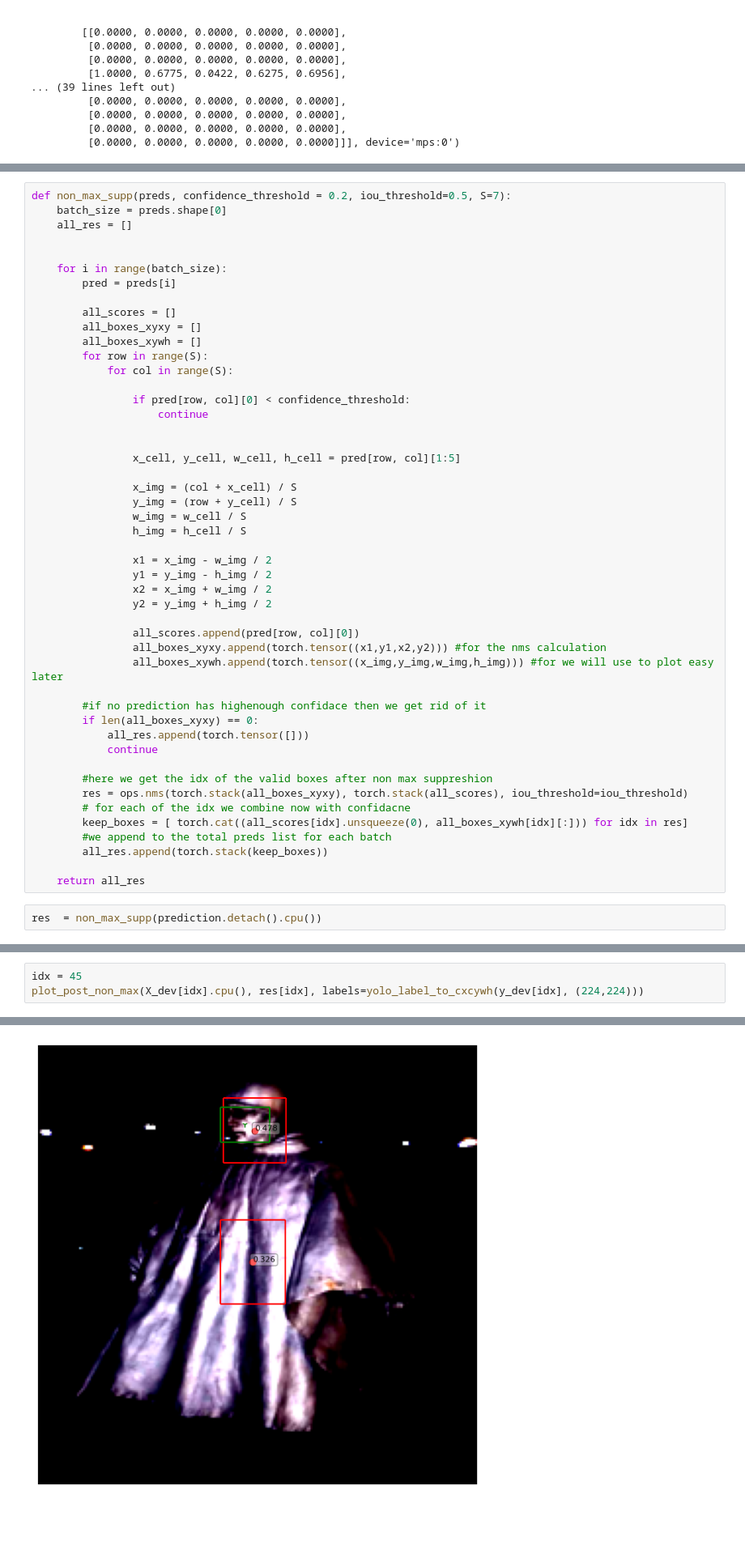
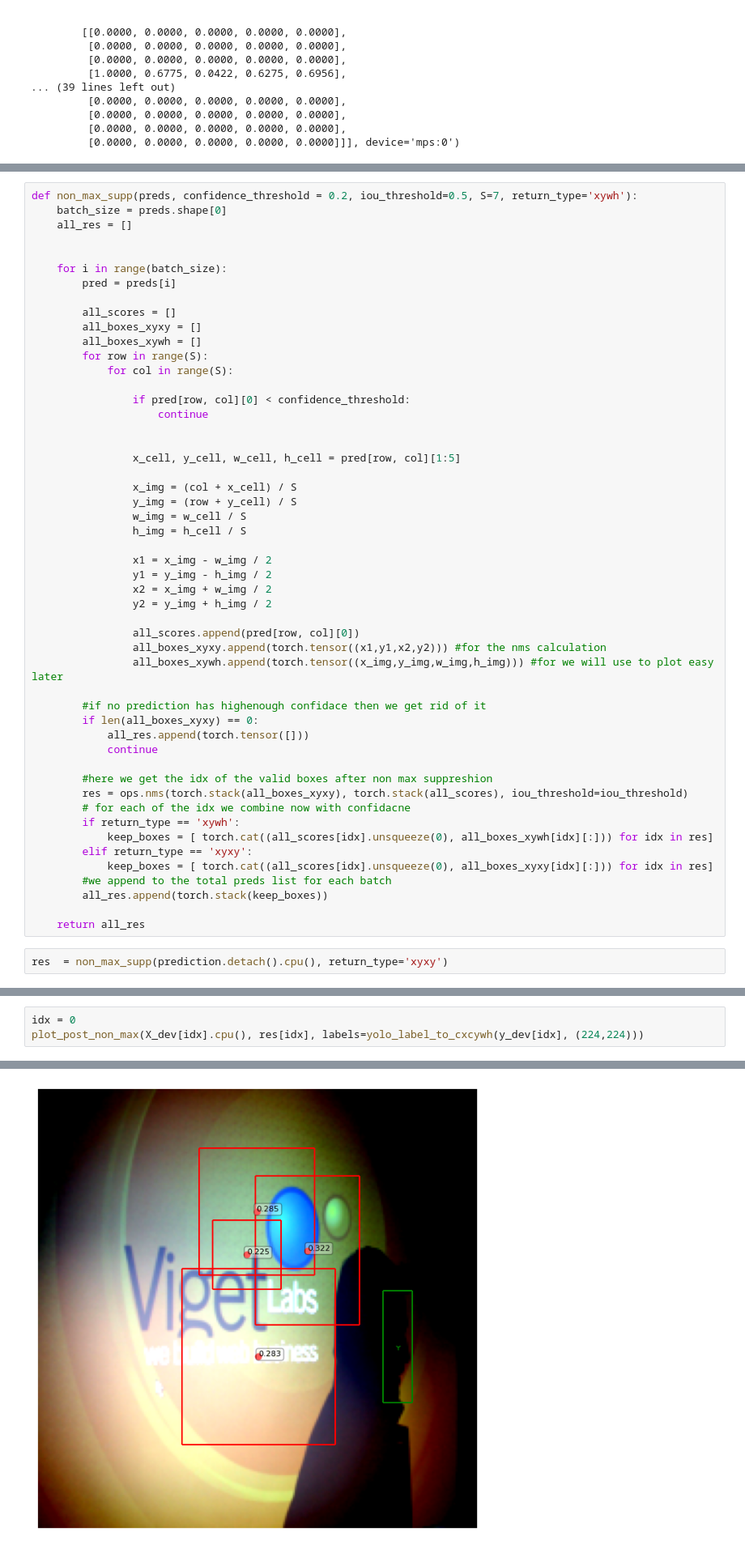
Before and after one commit to KubaJerz/swvl, a Jupyter notebook: week02/test_all_togethr.ipynb, the cells around one changed output, grey strips where cells are left out. Shown at 81% size. Saved outputs shown, nothing was run; the diff lists cells and outputs as text; blank space fills up the shorter version.

```diff
--- a/week02/test_all_togethr.ipynb
+++ b/week02/test_all_togethr.ipynb
@@ -280,5 +324,5 @@ tensor([[1.0000, 0.5254, 0.1489, 0.0896, 0.0994]])
 # %%
-def non_max_supp(preds, confidence_threshold = 0.2, iou_threshold=0.5, S=7):
+def non_max_supp(preds, confidence_threshold = 0.2, iou_threshold=0.5, S=7, return_type='xywh'):
     batch_size = preds.shape[0]
     all_res = []
 
@@ -320,10 +364,13 @@ def non_max_supp(preds, confidence_threshold = 0.2, iou_threshold=0.5, S=7):
         #here we get the idx of the valid boxes after non max suppreshion
         res = ops.nms(torch.stack(all_boxes_xyxy), torch.stack(all_scores), iou_threshold=iou_threshold)
         # for each of the idx we combine now with confidacne
-        keep_boxes = [ torch.cat((all_scores[idx].unsqueeze(0), all_boxes_xywh[idx][:])) for idx in res]
+        if return_type == 'xywh':
+            keep_boxes = [ torch.cat((all_scores[idx].unsqueeze(0), all_boxes_xywh[idx][:])) for idx in res]
+        elif return_type == 'xyxy':
+            keep_boxes = [ torch.cat((all_scores[idx].unsqueeze(0), all_boxes_xyxy[idx][:])) for idx in res]
         #we append to the total preds list for each batch
         all_res.append(torch.stack(keep_boxes))
 
     return all_res
 # %%
-res  = non_max_supp(prediction.detach().cpu())
+res  = non_max_supp(prediction.detach().cpu(), return_type='xyxy')
@@ -387,6 +414,6 @@ def plot_post_non_max(img, preds, preds_type='csx,cy,w,h', labels=[], labels_typ
     plt.axis('off')
     plt.show()
 # %%
-idx = 45
+idx = 0
 plot_post_non_max(X_dev[idx].cpu(), res[idx], labels=yolo_label_to_cxcywh(y_dev[idx], (224,224)))
 # %% [output]
@@ -394 +421 @@ Clipping input data to the valid range for imshow with RGB data ([0..1] for floa
-[figure, old version]
+[figure, new version]
```
Also changed, not shown: parts of 13 cells of this notebook, 1 other file.
